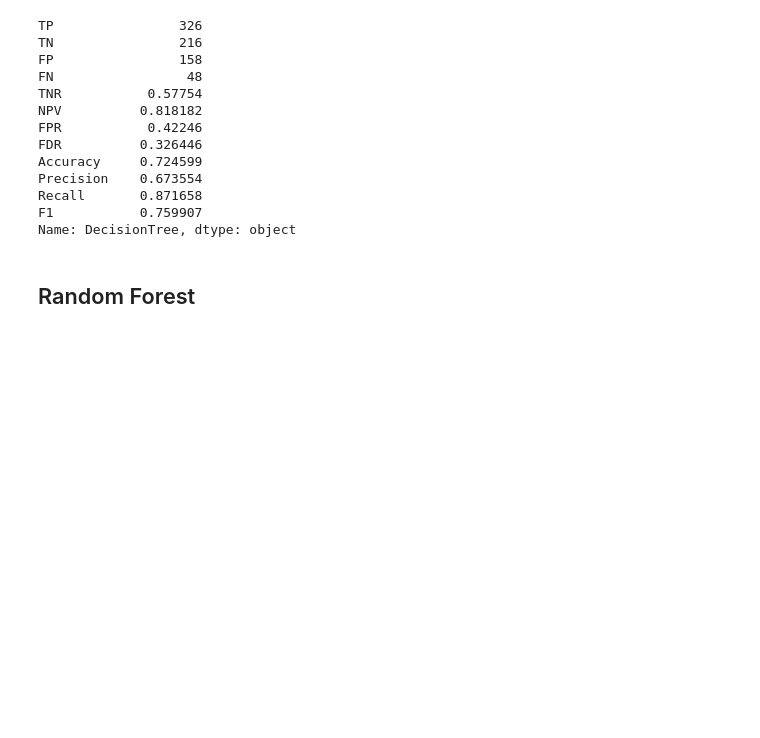
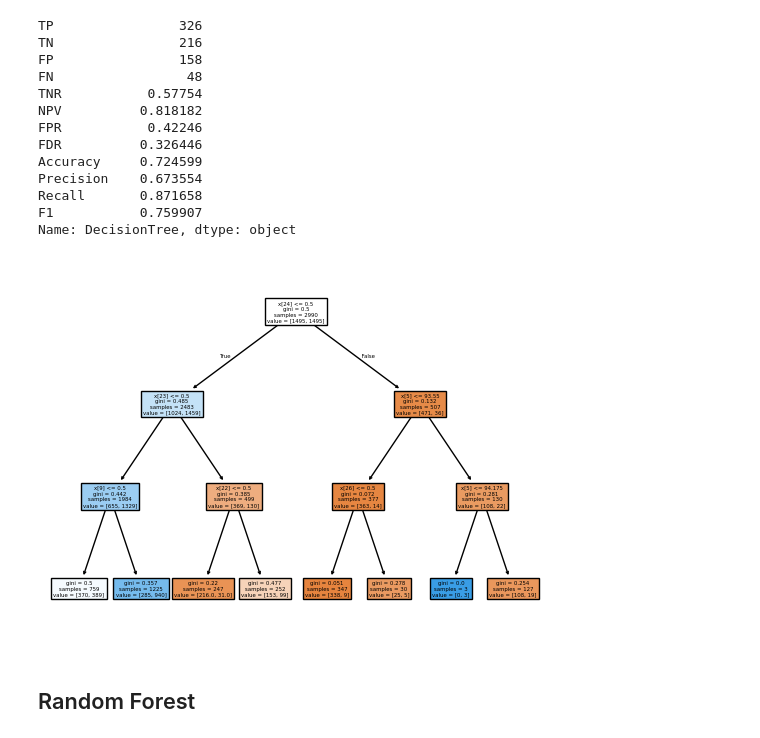
Before and after one commit to RomanGorelsky/lazy_fca_osda, a Jupyter notebook: lazy_fca_ips.ipynb, the cells around one changed output. Saved outputs shown, nothing was run; the diff lists cells and outputs as text; code cells hidden in the pictures; blank space fills up the shorter version.

Commit message:
Code for DecisionTree plot

```diff
--- a/lazy_fca_ips.ipynb
+++ b/lazy_fca_ips.ipynb
@@ -613,6 +614,11 @@ Precision    0.673554
 Recall       0.871658
 F1           0.759907
 Name: DecisionTree, dtype: object
+# %%
+plot_tree(grid_search_dt.best_estimator_, filled=True)
+plt.show()
+# %% [output]
+[figure, added]
 # %% [markdown]
 ## Random Forest
 # %%
```
Also changed, not shown: parts of 1 cell of this notebook.
